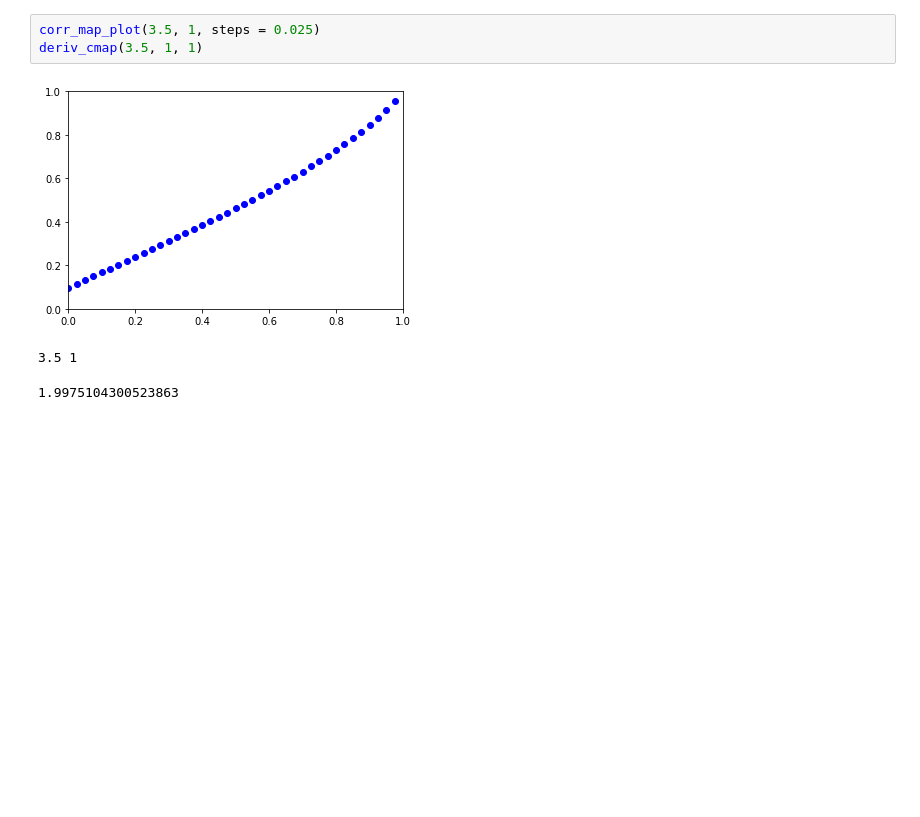
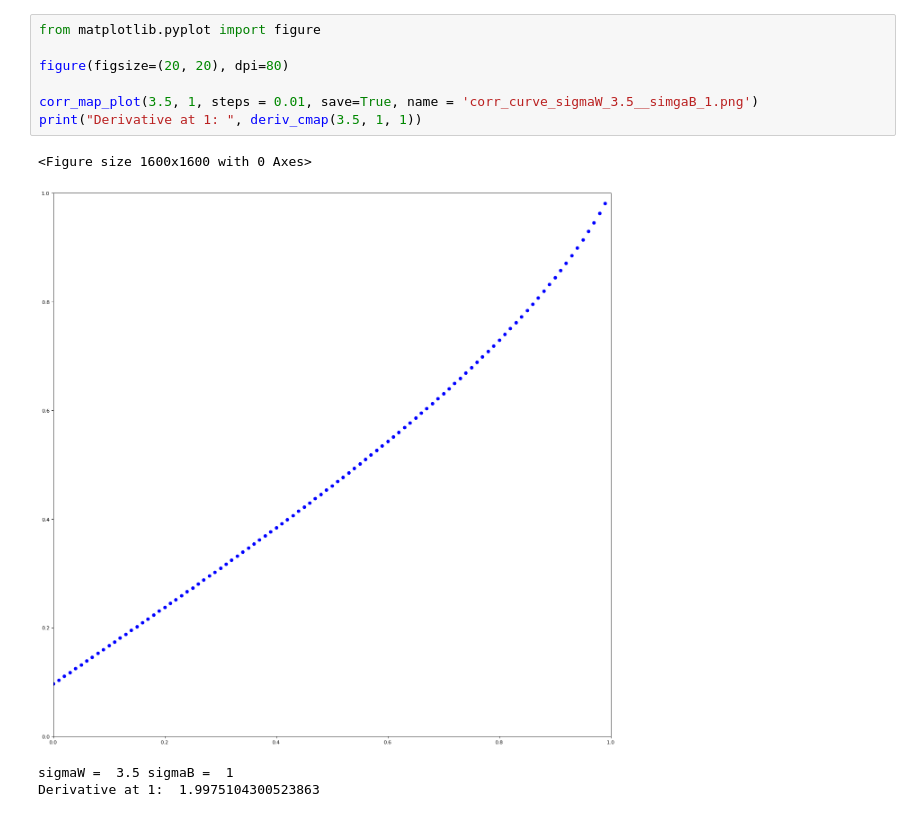
Before and after one commit to saroyas/deep_chaos, a Jupyter notebook: workbook3.ipynb, the cells around one changed output. Cells and saved outputs as stored; diff of their text form; blank space fills up the shorter version.

```diff
--- a/workbook3.ipynb
+++ b/workbook3.ipynb
@@ -103,11 +107,16 @@ def deriv_cmap(sigmaW, sigmaB, deriv_point=1):
 print("set up complete")
 # %% [output]
 set up complete
-# %%
-corr_map_plot(3.5, 1, steps = 0.025)
-deriv_cmap(3.5, 1, 1)
-# %% [output]
-[figure, removed]
-3.5 1
-1.9975104300523863
+# %%
+from matplotlib.pyplot import figure
+
+figure(figsize=(20, 20), dpi=80)
+
+corr_map_plot(3.5, 1, steps = 0.01, save=True, name = 'corr_curve_sigmaW_3.5__simgaB_1.png')
+print("Derivative at 1: ", deriv_cmap(3.5, 1, 1))
+# %% [output]
+<Figure size 1600x1600 with 0 Axes>
+[figure, added]
+sigmaW =  3.5 sigmaB =  1
+Derivative at 1:  1.9975104300523863
 # %%
```
Also changed, not shown: parts of 2 cells of this notebook, 4 other files.
